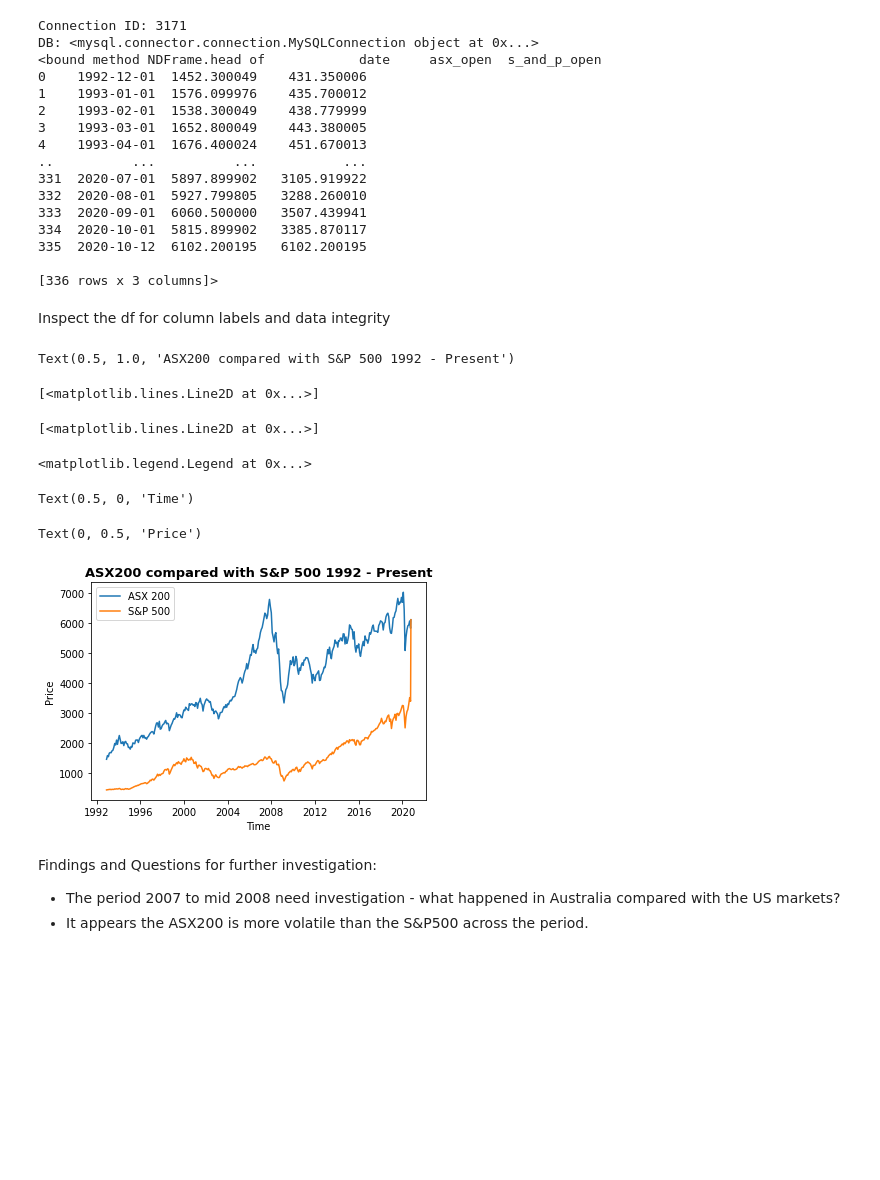
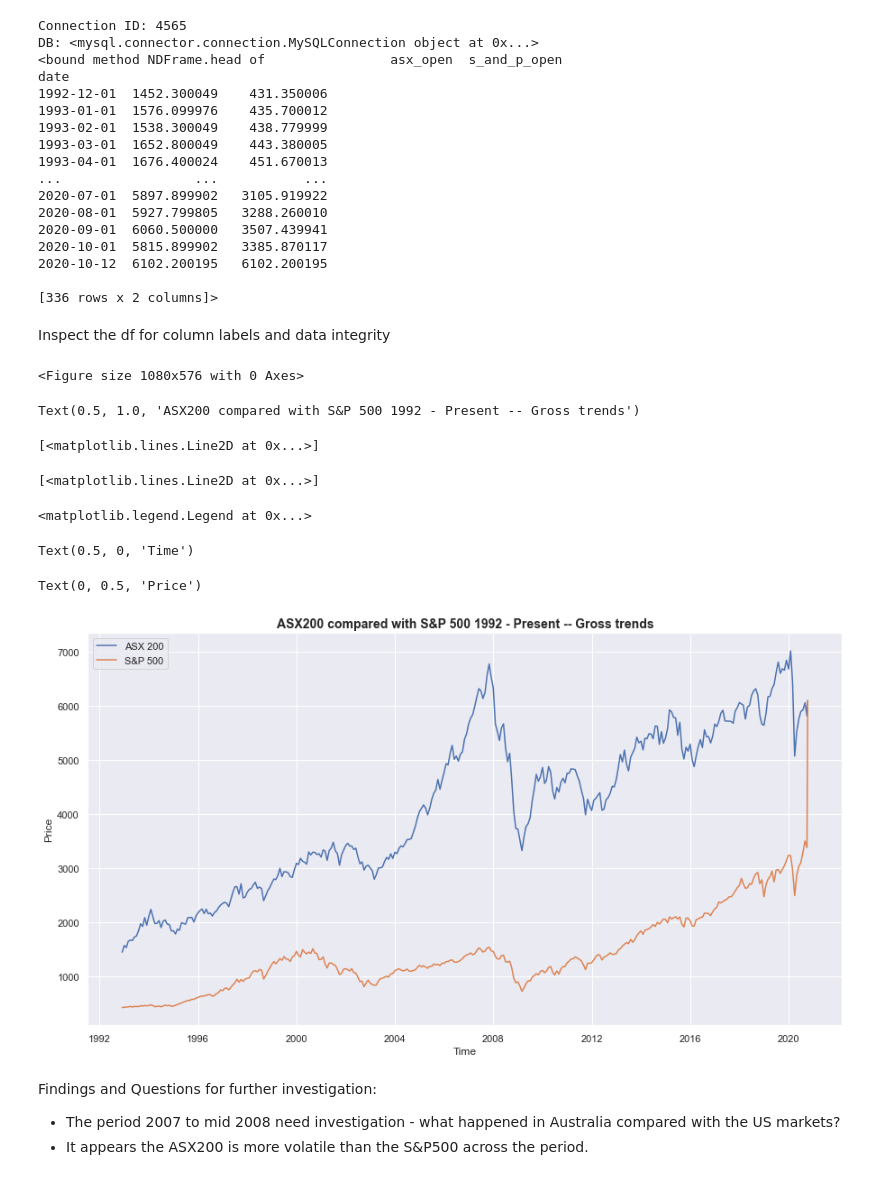
Before and after one commit to MDSI-AUG-2020-DSP/ASX, a Jupyter notebook: asx200_sp500_EDA.ipynb, the cells around one changed output. Cells and saved outputs as stored; diff of their text form; code cells hidden in the pictures; blank space fills up the shorter version.

```diff
--- a/asx200_sp500_EDA.ipynb
+++ b/asx200_sp500_EDA.ipynb
@@ -1,6 +1,7 @@
 # %%
 import mysql.connector
 import mysql
+import seaborn as sns
 
 db = mysql.connector.connect(option_files='james.conf') ## separate file for connecting to DB with secure info
 print(f"Connection ID: {db.connection_id}")
@@ -9,41 +10,49 @@ cursor = db.cursor()
 
 df = pd.read_sql('SELECT * FROM asx_s_and_p', con = db)
 
+df.set_index('date', inplace=True) ## set the date column as the index for the df
+
 print(df.head)
 # %% [output]
-Connection ID: 3171
+Connection ID: 4565
 DB: <mysql.connector.connection.MySQLConnection object at 0x...>
-<bound method NDFrame.head of            date     asx_open  s_and_p_open
-0    1992-12-01  1452.300049    431.350006
-1    1993-01-01  1576.099976    435.700012
-2    1993-02-01  1538.300049    438.779999
-3    1993-03-01  1652.800049    443.380005
-4    1993-04-01  1676.400024    451.670013
-..          ...          ...           ...
-331  2020-07-01  5897.899902   3105.919922
-332  2020-08-01  5927.799805   3288.260010
-333  2020-09-01  6060.500000   3507.439941
-334  2020-10-01  5815.899902   3385.870117
-335  2020-10-12  6102.200195   6102.200195
+<bound method NDFrame.head of                asx_open  s_and_p_open
+date
+1992-12-01  1452.300049    431.350006
+1993-01-01  1576.099976    435.700012
+1993-02-01  1538.300049    438.779999
+1993-03-01  1652.800049    443.380005
+1993-04-01  1676.400024    451.670013
+...                 ...           ...
+2020-07-01  5897.899902   3105.919922
+2020-08-01  5927.799805   3288.260010
+2020-09-01  6060.500000   3507.439941
+2020-10-01  5815.899902   3385.870117
+2020-10-12  6102.200195   6102.200195
 
-[336 rows x 3 columns]>
+[336 rows x 2 columns]>
 # %% [markdown]
 Inspect the df for column labels and data integrity
 # %%
-plt.title('ASX200 compared with S&P 500 1992 - Present', fontsize = 13, fontweight = 'bold')
-plt.plot('date', 'asx_open', data = df, label = 'ASX 200') ## ASX 200 open data
-plt.plot('date', 's_and_p_open', data = df, label = 'S&P 500') ## S&P 500 open data
+sns.set()
+
+plt.figure(figsize=(15,8))
+
+plt.title('ASX200 compared with S&P 500 1992 - Present -- Gross trends', fontsize = 14, fontweight = 'bold')
+plt.plot('asx_open', data = df, label = 'ASX 200') ## ASX 200 open data
+plt.plot('s_and_p_open', data = df, label = 'S&P 500') ## S&P 500 open data
 plt.legend()
 plt.xlabel('Time')
 plt.ylabel('Price')
 # %% [output]
-Text(0.5, 1.0, 'ASX200 compared with S&P 500 1992 - Present')
+<Figure size 1080x576 with 0 Axes>
-[<matplotlib.lines.Line2D at 0x...>]
+Text(0.5, 1.0, 'ASX200 compared with S&P 500 1992 - Present -- Gross trends')
 [<matplotlib.lines.Line2D at 0x...>]
-<matplotlib.legend.Legend at 0x...>
+[<matplotlib.lines.Line2D at 0x...>]
-Text(0.5, 0, 'Time')
+<matplotlib.legend.Legend at 0x...>
-Text(0, 0.5, 'Price')
+Text(0.5, 0, 'Time')
+Text(0, 0.5, 'Price')
-[figure, old version]
+[figure, new version]
 # %% [markdown]
 Findings and Questions for further investigation:
  - The period 2007 to mid 2008 need investigation - what happened in Australia compared with the US markets?
```
Also changed, not shown: parts of 3 cells of this notebook.
